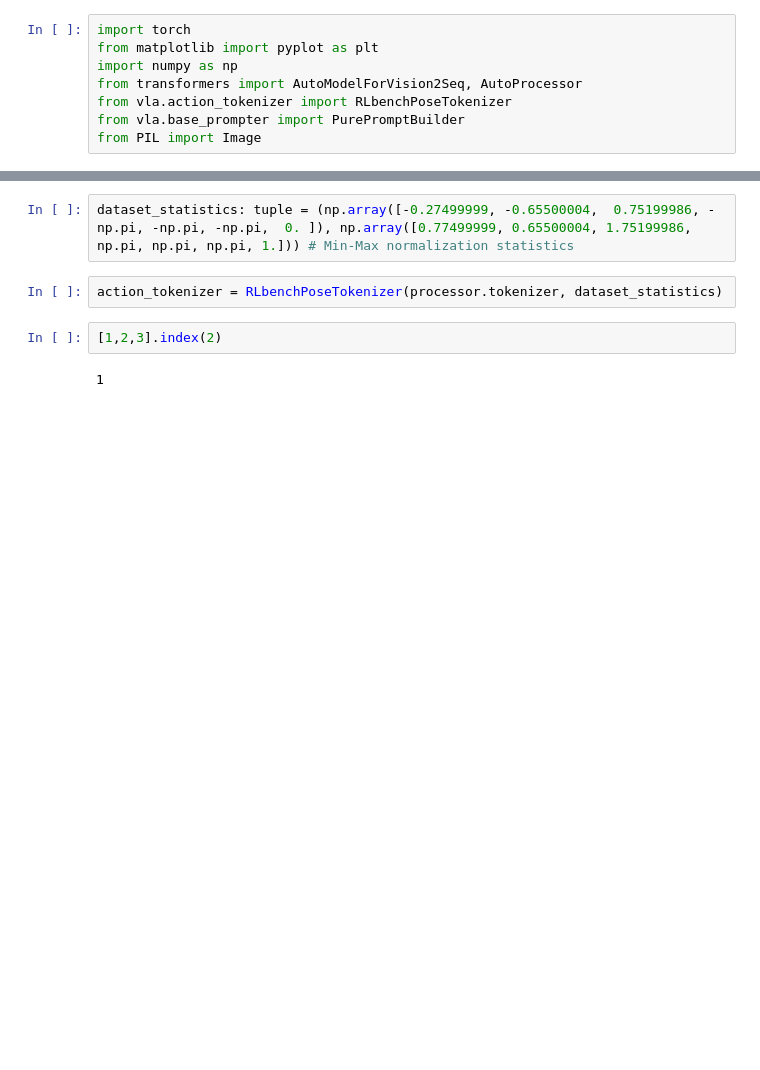
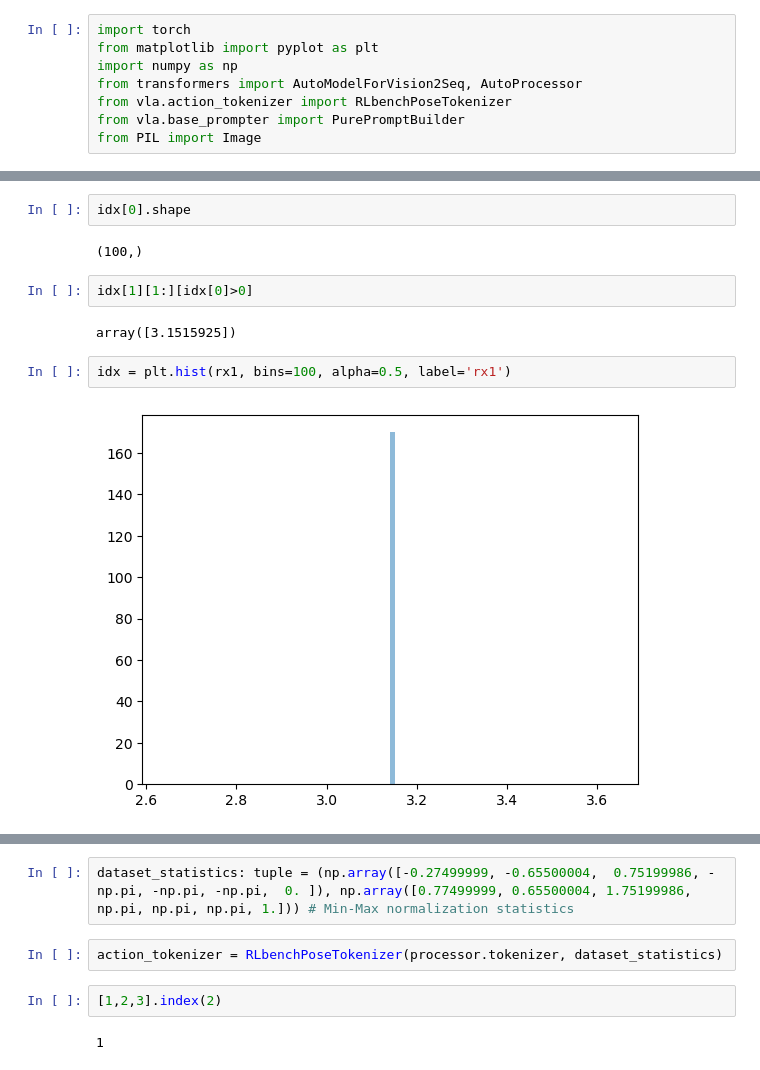
Before and after one commit to VLA-RL/VLA-RL, a Jupyter notebook: test_dataset.ipynb, the cells around one changed output, grey strips where cells are left out. Cells and saved outputs as stored; diff of their text form; blank space fills up the shorter version.

```diff
--- a/test_dataset.ipynb
+++ b/test_dataset.ipynb
@@ -11,0 +45,12 @@ model_path = '/media/lawrence/Work/checkpoints/openvla-7b'
+# %%
+idx[0].shape
+# %% [output]
+(100,)
+# %%
+idx[1][1:][idx[0]>0]
+# %% [output]
+array([3.1515925])
+# %%
+idx = plt.hist(rx1, bins=100, alpha=0.5, label='rx1')
+# %% [output]
+[figure, added]
```
Also changed, not shown: parts of 22 cells of this notebook, 8 other files.
